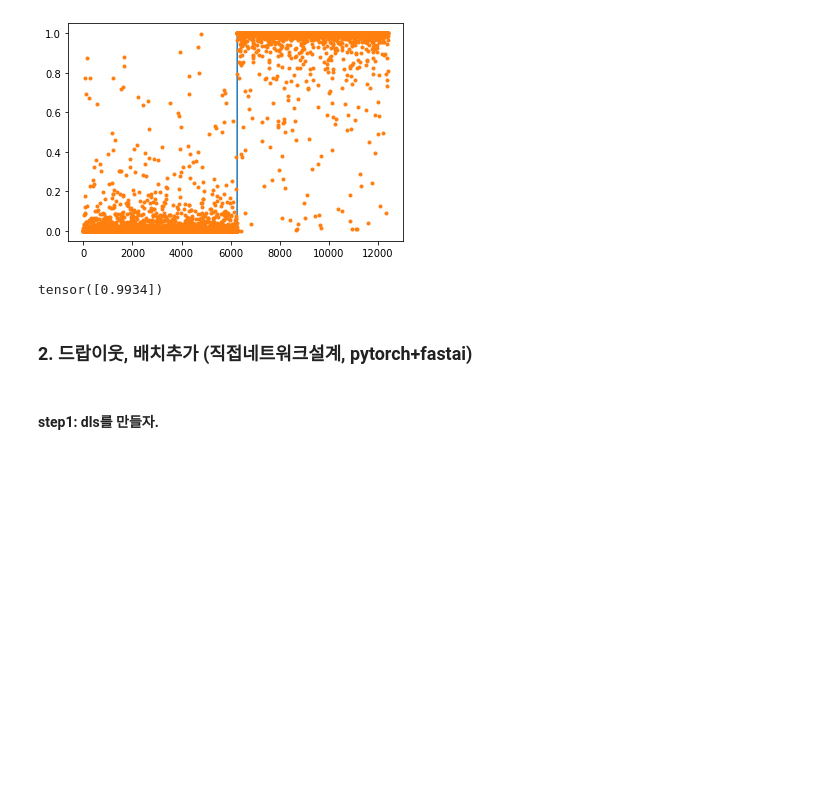
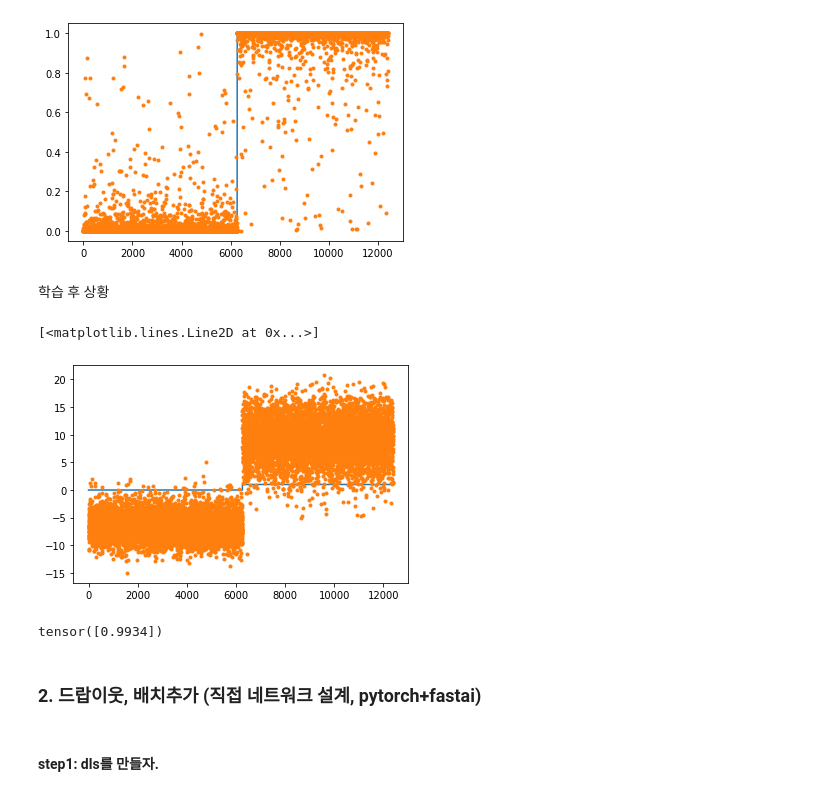
Before and after one commit to seoyeonc/chch, a Jupyter notebook: _notebooks/2021-12-31-bd-7주차_1.ipynb, the cells around one changed output. Saved outputs shown, nothing was run; the diff lists cells and outputs as text; code cells hidden in the pictures; blank space fills up the shorter version.

```diff
--- a/_notebooks/2021-12-31-bd-7주차_1.ipynb
+++ b/_notebooks/2021-12-31-bd-7주차_1.ipynb
@@ -188,6 +190,14 @@ plt.plot(a2(yhat.data),'.')
 # %% [output]
 [<matplotlib.lines.Line2D at 0x...>]
 [figure]
+# %% [markdown]
+학습 후 상황
+# %%
+plt.plot(y)
+plt.plot(yhat.data,'.')
+# %% [output]
+[<matplotlib.lines.Line2D at 0x...>]
+[figure, added]
 # %%
 ypred=a2(yhat.data)>0.5
 # %%
@@ -195,7 +205,7 @@ sum(ypred==y)/12396
 # %% [output]
 tensor([0.9934])
 # %% [markdown]
-### 2. 드랍이웃, 배치추가 (직접네트워크설계, pytorch+fastai)
+### 2. 드랍이웃, 배치추가 (직접 네트워크 설계, pytorch+fastai)
 # %% [markdown]
 #### step1: dls를 만들자.
 # %%
```
Also changed, not shown: parts of 3 cells of this notebook.
